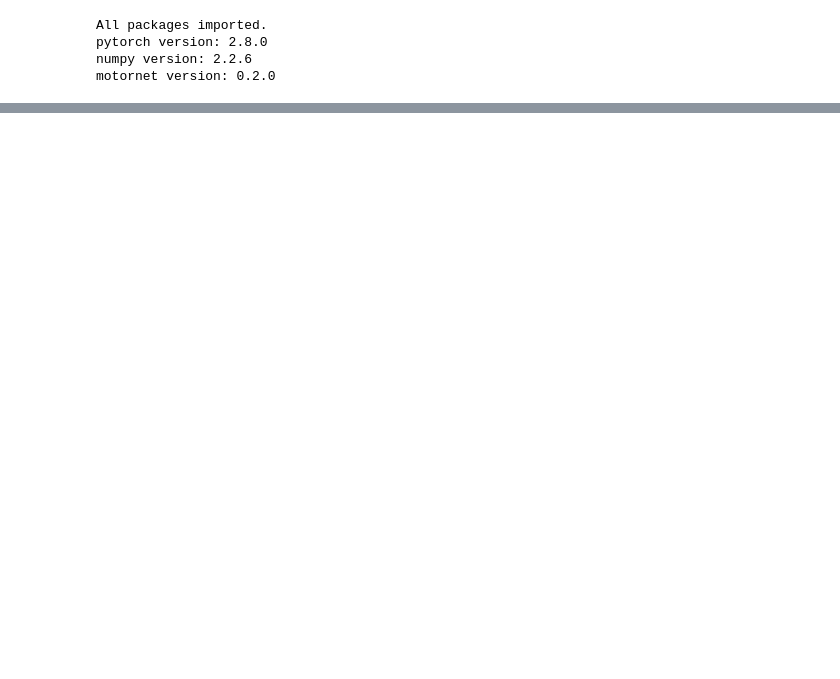
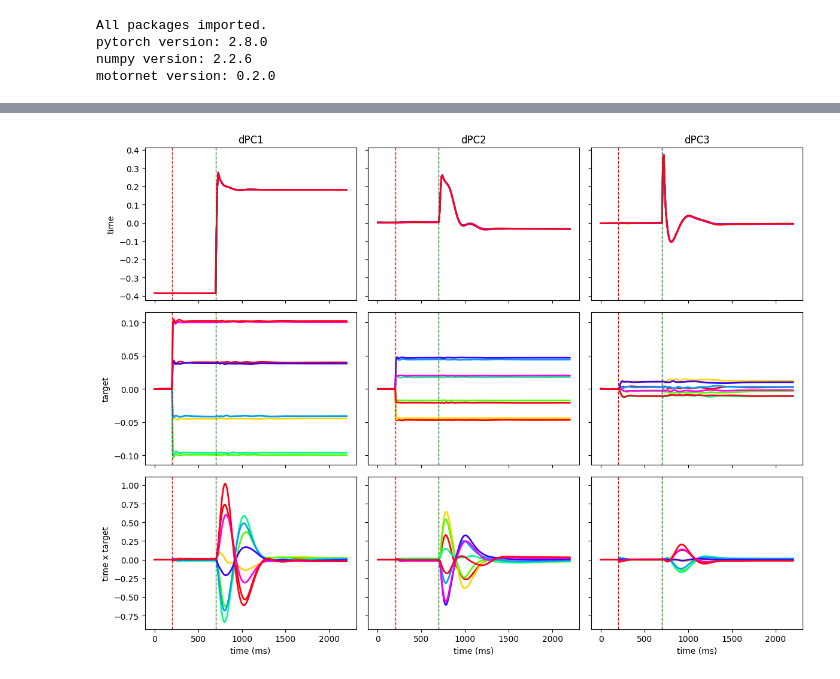
Before and after one commit to paulgribble/motornet_centerout, a Jupyter notebook: golook.ipynb, the cells around one changed output, grey strips where cells are left out. Cells and saved outputs as stored; diff of their text form; code cells hidden in the pictures; blank space fills up the shorter version.

```diff
--- a/golook.ipynb
+++ b/golook.ipynb
@@ -107,11 +123,11 @@ print(f"hidden activity shape: {n_tgt} tgts, {n_time} time points, {n_neuron} ne
 # %%
 # zero hidden activity to just prior to the tgt cue
-go_cue = 30 # time step of go cue
+go_cue = int(0.500/0.01) # time step of tgt cue
 for n in range(n_neuron):
     for t in range(n_tgt):
         hid[t,:,n] = hid[t,:,n] - hid[t,go_cue-1,n]
 
-# chop off activity prior to the tgt cue
-hid = hid[:, go_cue-25:, :]
+# chop off activity prior to the tgt cue, keep 200 before
+hid = hid[:, go_cue-int(0.200/.01):, :]
 n_tgt, n_time, n_neuron = hid.shape
 print(f"hidden activity shape: {n_tgt} tgts, {n_time} time points, {n_neuron} neurons")
@@ -131,35 +151,37 @@ dpca = dPCA(labels='ta', n_components=n_components)
 hid2 = hid.transpose(2,1,0)
 hid_new = dpca.fit_transform(hid2)
 
 legend = {k: k for k in hid_new.keys()}
 legend['t'] = "time"
 legend['a'] = "target"
 legend['ta'] = "time x target"
 dt = 10 # ms
-tgtcue = 250 # ms
-gocue  = 550 # ms
+tgtcue = 200 # ms
+gocue  = 700 # ms
 x = np.arange(0, n_time * dt, step=dt)
 cm = plt.cm.hsv(np.linspace(0, 1, n_tgt))
 
 fig, axs = plt.subplots(len(hid_new), n_components, sharey='row', sharex='col')
 fig.set_tight_layout(True)
 fig.set_size_inches((4 * n_components, 3 * len(hid_new)))
 
 for i, (k, v) in enumerate(hid_new.items()):
   for j in range(n_components):
     axs[i, j].set_prop_cycle('color', list(cm))
     axs[i, j].plot(x, v[j, :, :], linewidth=2)
     axs[i, j].axvline(tgtcue, c='red', linewidth=1, linestyle='--')
     axs[i, j].axvline(gocue, c='green', linewidth=1, linestyle='--')
 
     if i == 0:
       axs[i, j].set_title("dPC" + str(j+1))
     if j == 0:
       axs[i, j].set_ylabel(legend[k])
     if i == len(legend)-1:
       axs[i, j].set_xlabel("time (ms)")
 
 plt.show()
+# %% [output]
+[figure, added]
 # %%
 for (k,v) in hid_new.items():
     print(f"{k}: {np.shape(v)}")
```
Also changed, not shown: parts of 10 cells of this notebook.
